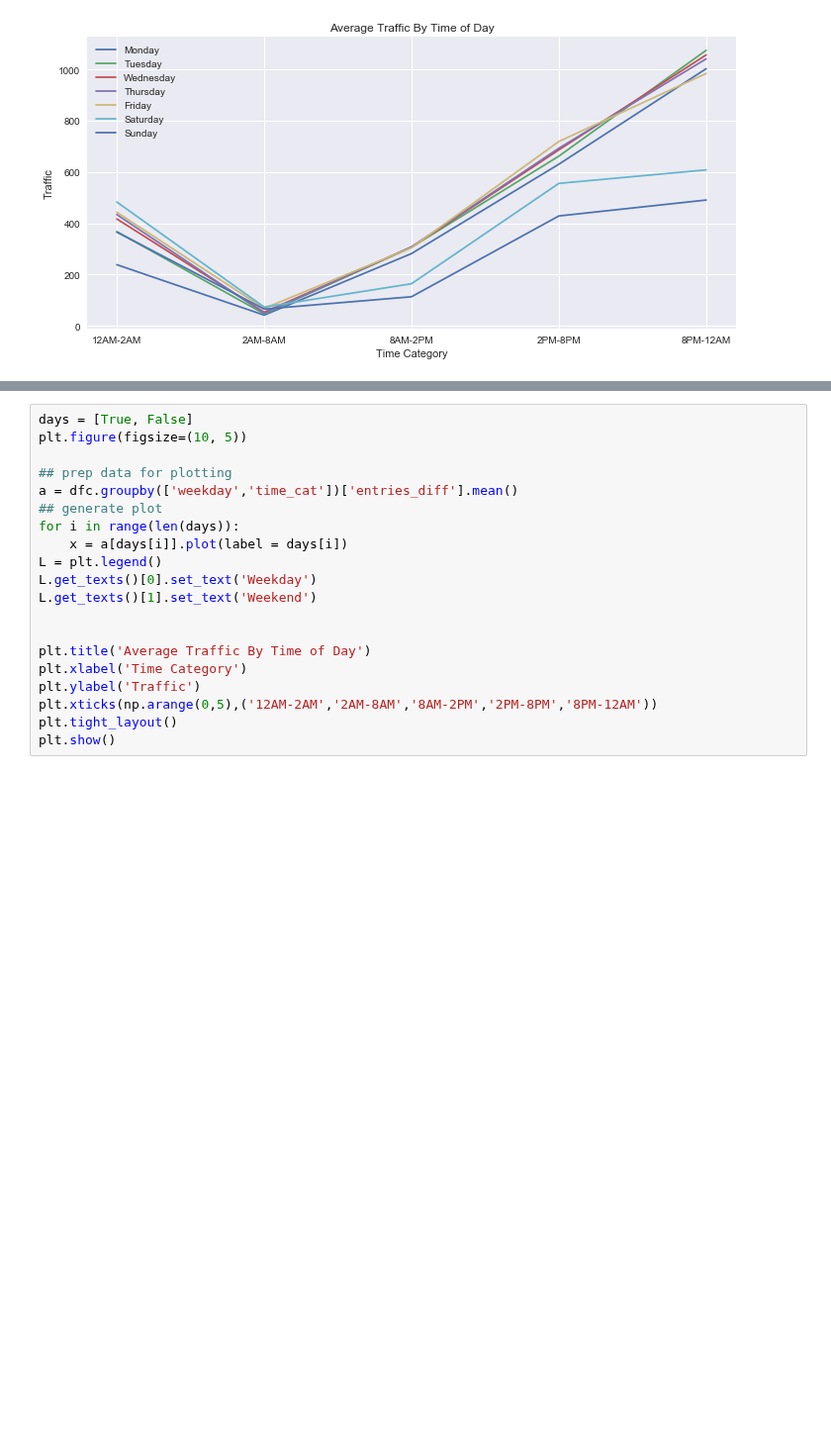
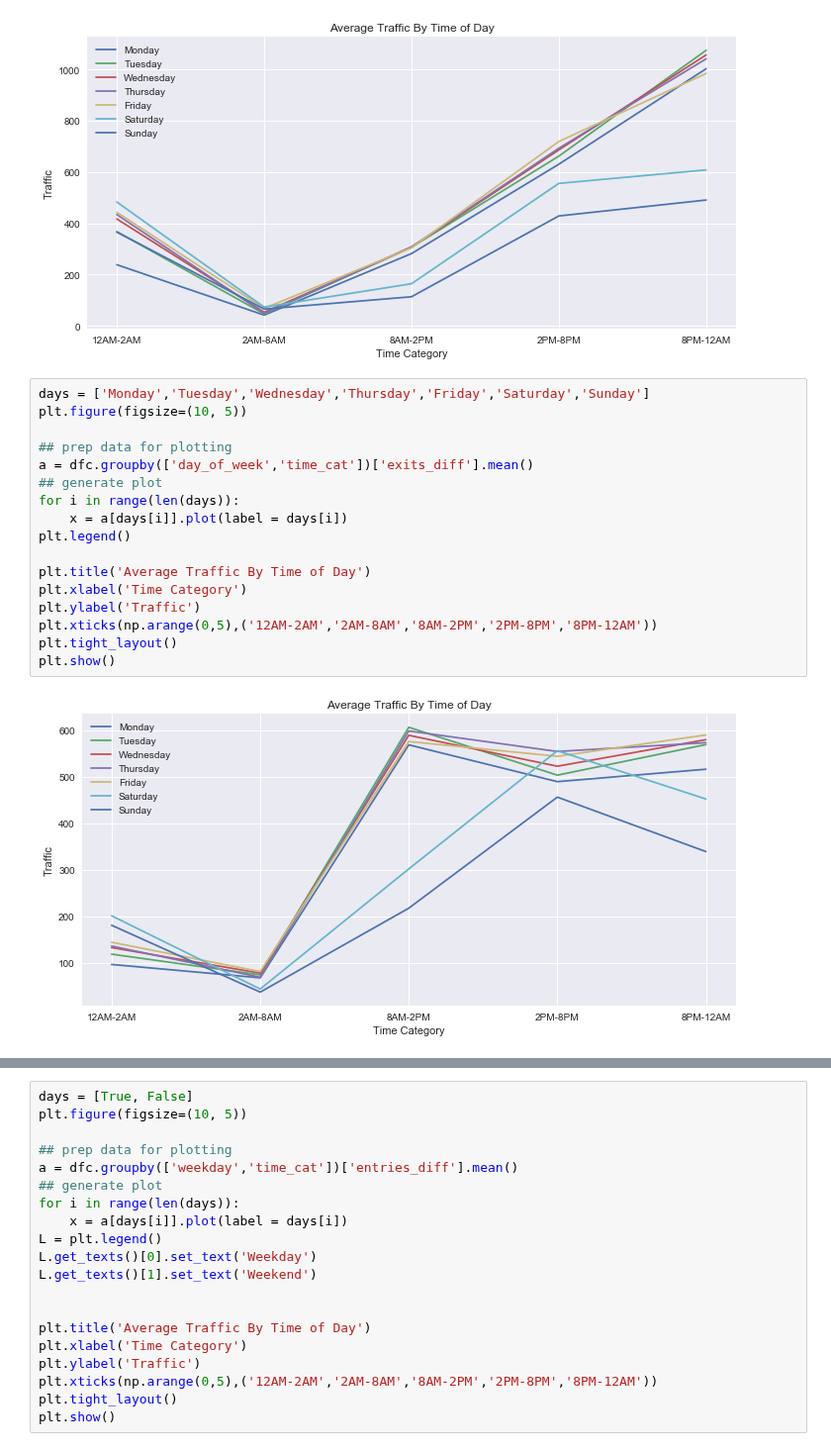
Before and after one commit to MahfuzurRahmanMiah/MTA_Turnstile_Data, a Jupyter notebook: MTA_Turnstile_Data_Report.ipynb, the cells around one changed output, grey strips where cells are left out. Shown at 99% size. Saved outputs shown, nothing was run; the diff lists cells and outputs as text; blank space fills up the shorter version.

Commit message:
Capstone Final with Graph Updates

```diff
--- a/MTA_Turnstile_Data_Report.ipynb
+++ b/MTA_Turnstile_Data_Report.ipynb
@@ -673,3 +673,22 @@ plt.tight_layout()
 plt.show()
 # %% [output]
 [figure]
+# %%
+days = ['Monday','Tuesday','Wednesday','Thursday','Friday','Saturday','Sunday']
+plt.figure(figsize=(10, 5))
+
+## prep data for plotting
+a = dfc.groupby(['day_of_week','time_cat'])['exits_diff'].mean()
+## generate plot
+for i in range(len(days)):
+    x = a[days[i]].plot(label = days[i])
+plt.legend()
+
+plt.title('Average Traffic By Time of Day')
+plt.xlabel('Time Category')
+plt.ylabel('Traffic')
+plt.xticks(np.arange(0,5),('12AM-2AM','2AM-8AM','8AM-2PM','2PM-8PM','8PM-12AM'))
+plt.tight_layout()
+plt.show()
+# %% [output]
+[figure, added]
```
Also changed, not shown: parts of 5 cells of this notebook.
